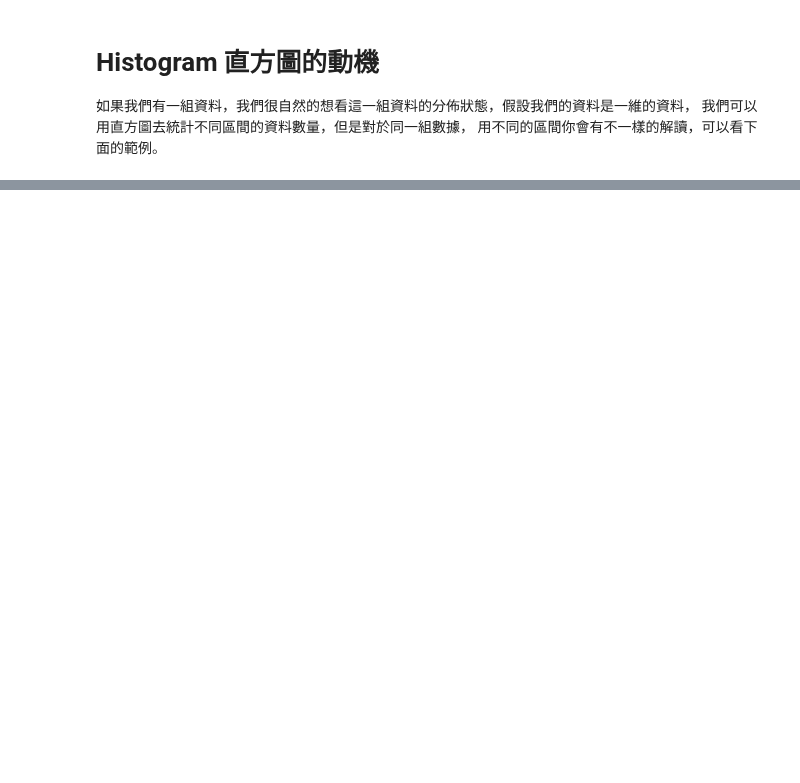
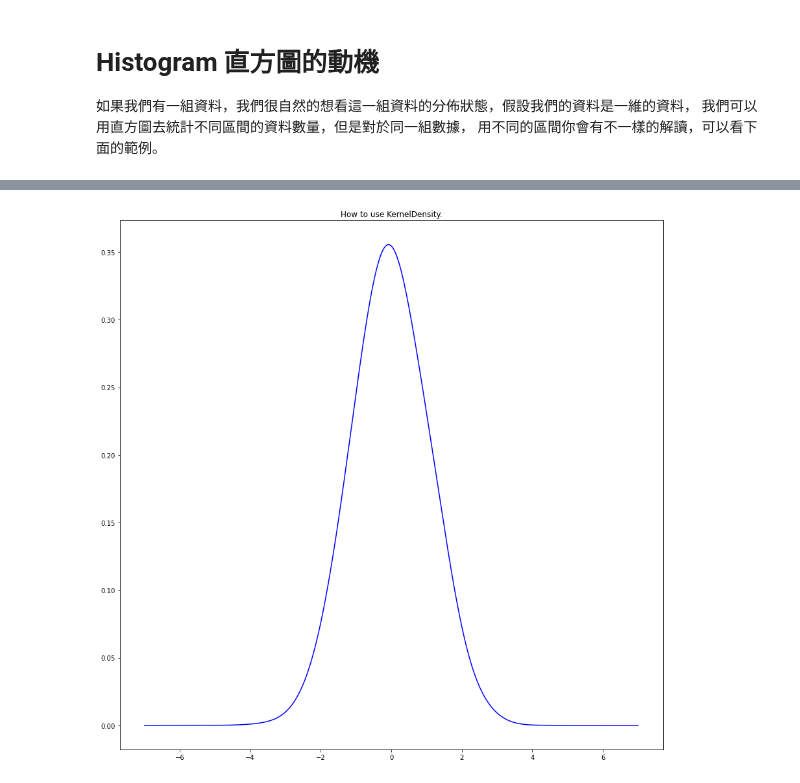
Before and after one commit to tobytoy/OpenResource, a Jupyter notebook: machine-learning(scikit-learn)/jupyter/輸出(output)/Density_Estimation.ipynb, the cells around one changed output, grey strips where cells are left out. Saved outputs shown, nothing was run; the diff lists cells and outputs as text; code cells hidden in the pictures; blank space fills up the shorter version.

Commit message:
add Density Estimation

```diff
--- a/machine-learning(scikit-learn)/jupyter/輸出(output)/Density_Estimation.ipynb
+++ b/machine-learning(scikit-learn)/jupyter/輸出(output)/Density_Estimation.ipynb
@@ -40,5 +43,7 @@ https://scikit-learn.org/stable/modules/density.html#kernel-density
 # %%
 from sklearn.neighbors import KernelDensity
+%matplotlib inline
+plt.rcParams['figure.figsize'] = [15, 15]
 
 X_plot = np.linspace(-6, 6, 1000)[:, None]
 X_src = np.zeros((1, 1))
@@ -78,0 +98,19 @@ Text(0.5, 1.0, 'Available Kernel Functions')
+# %%
+import numpy as np
+from sklearn.neighbors import KernelDensity
+%matplotlib inline
+plt.rcParams['figure.figsize'] = [15, 15]
+
+
+X_plot = np.linspace(-7, 7, 1000)[:, None]
+
+rand_data = random.randn(1000)[:, None]
+
+log_dens = KernelDensity(kernel="gaussian", bandwidth=0.5).fit(rand_data).score_samples(X_plot)
+y = np.exp(log_dens)
+
+plt.plot(X_plot, y, color='blue')
+plt.title('How to use KernelDensity.')
+plt.show()
+# %% [output]
+[figure, added]
```
Also changed, not shown: parts of 5 cells of this notebook, 4 other files.
